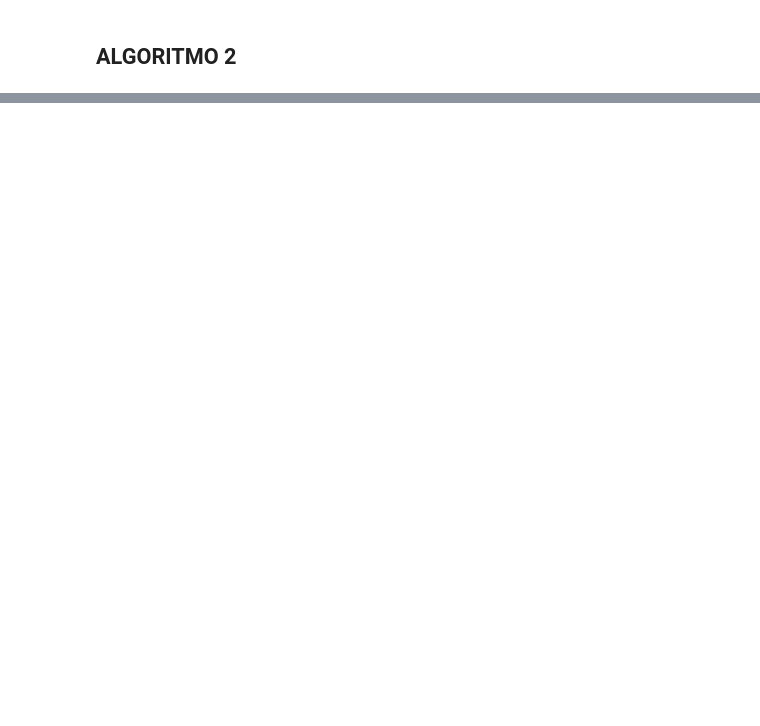
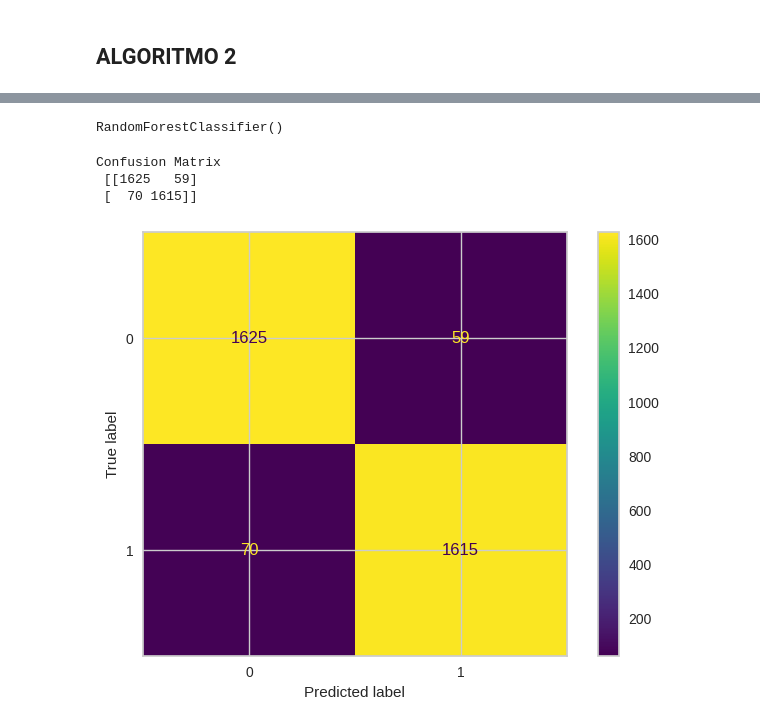
Before and after one commit to JosePabloPonce/Laboratorio-1-Security-Data-Science, a Jupyter notebook: Laboratorio.ipynb, the cells around one changed output, grey strips where cells are left out. Saved outputs shown, nothing was run; the diff lists cells and outputs as text; code cells hidden in the pictures; blank space fills up the shorter version.

```diff
--- a/Laboratorio.ipynb
+++ b/Laboratorio.ipynb
@@ -348,0 +336,9 @@ weighted avg       0.91      0.91      0.91      3369
+# %%
+#Create a Gaussian Classifier
+clf=RandomForestClassifier(n_estimators=100)
+# %%
+clf.fit(x_train, y_train)
+# %% [output]
+RandomForestClassifier()
+# %%
+y_pred = clf.predict(x_test)
@@ -348,0 +347,13 @@ weighted avg       0.91      0.91      0.91      3369
+# %%
+print('Confusion Matrix\n', metrics.confusion_matrix(y_test, y_pred))
+# %% [output]
+Confusion Matrix
+ [[1625   59]
+ [  70 1615]]
+# %%
+labels = np.unique(y_test)
+cm_display = metrics.ConfusionMatrixDisplay(confusion_matrix = metrics.confusion_matrix(y_test, y_pred, labels=labels))
+cm_display.plot()
+plt.show()
+# %% [output]
+[figure, added]
```
Also changed, not shown: parts of 21 cells of this notebook, 2 other files.
